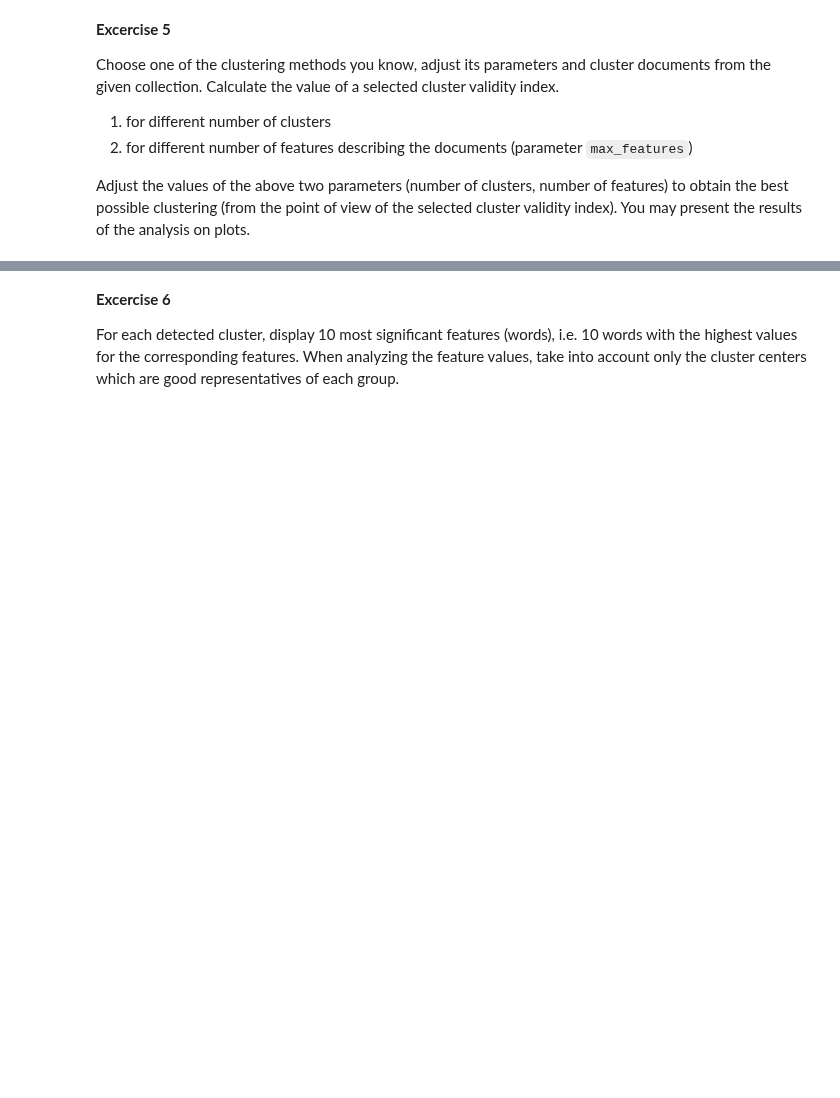
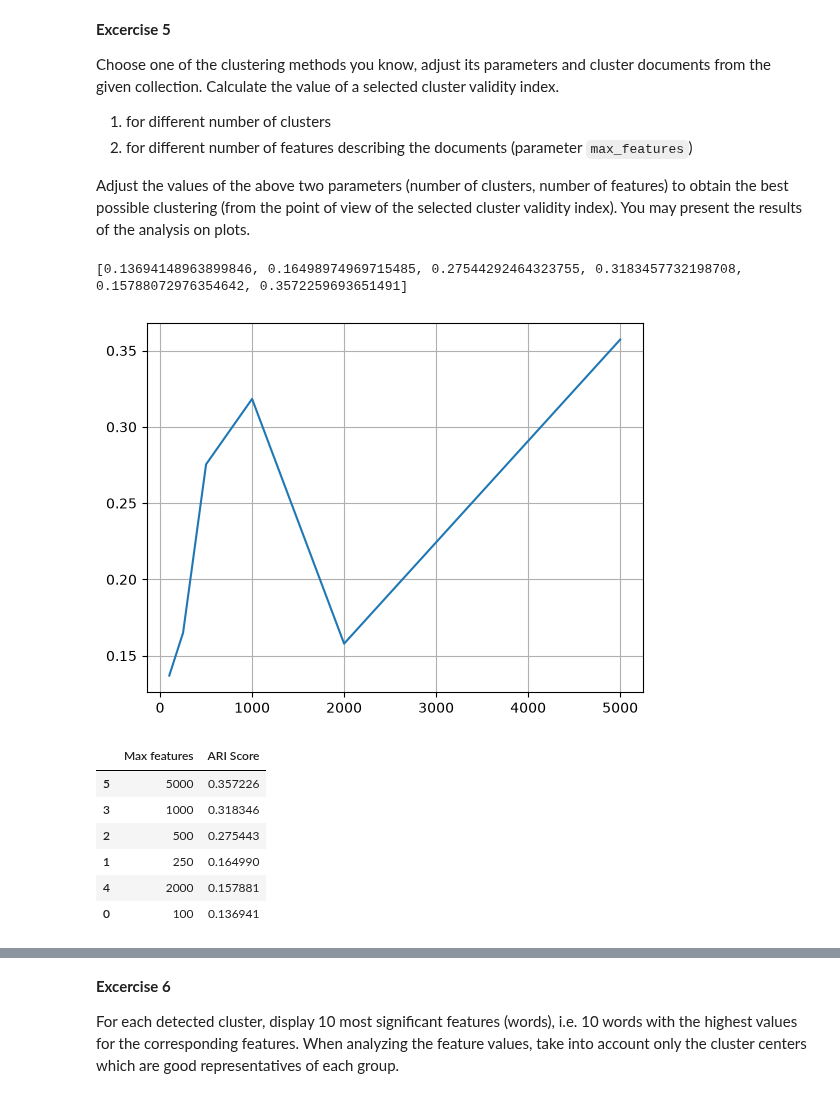
Before and after one commit to SpriNt-PL/ADM_Lab_2, a Jupyter notebook: clustering_2026_ready.ipynb, the cells around one changed output, grey strips where cells are left out. Saved outputs shown, nothing was run; the diff lists cells and outputs as text; code cells hidden in the pictures; blank space fills up the shorter version.

```diff
--- a/clustering_2026_ready.ipynb
+++ b/clustering_2026_ready.ipynb
@@ -352,14 +352,14 @@ import numpy as np
 from sklearn.datasets import fetch_20newsgroups
 categories = [
     #'alt.atheism',
-    'comp.graphics',
+    # 'comp.graphics',
     #'comp.os.ms-windows.misc',
     #'comp.sys.ibm.pc.hardware',
     #'comp.sys.mac.hardware',
-    'comp.windows.x',
+    # 'comp.windows.x',
     #'misc.forsale',
-    #'rec.autos',
-    #'rec.motorcycles',
+    'rec.autos',
+    'rec.motorcycles',
     #'rec.sport.baseball',
     #'rec.sport.hockey',
     #'sci.crypt',
@@ -413,3 +429,41 @@ Choose one of the clustering methods you know, adjust its parameters and cluster
 2. for different number of features describing the documents (parameter `max_features`)
 
 Adjust the values of the above two parameters (number of clusters, number of features) to obtain the best possible clustering (from the point of view of the selected cluster validity index). You may present the results of the analysis on plots.
+# %%
+n_clusters = 4
+max_features_list = [100, 250, 500, 1000, 2000, 5000]
+ari_scores_features = []
+
+for max_features in max_features_list:
+    vectorizer = TfidfVectorizer(
+        max_features=max_features,
+        stop_words='english',
+        max_df=0.5,
+        min_df=2
+    )
+    X_test = vectorizer.fit_transform(dataset.data)
+    km = KMeans(n_clusters=4, random_state=1)
+    km.fit(X_test)
+    ari = metrics.adjusted_rand_score(dataset.target, km.labels_)
+
+    ari_scores_features.append(ari)
+
+plt.plot(max_features_list, ari_scores_features)
+plt.grid()
+plt.show()
+
+df = pd.DataFrame({
+    'Max features': max_features_list,
+    'ARI Score': ari_scores_features
+})
+display(df.sort_values('ARI Score', ascending=False))
+# %% [output]
+[0.13694148963899846, 0.16498974969715485, 0.27544292464323755, 0.3183457732198708, 0.15788072976354642, 0.3572259693651491]
+[figure, added]
+|  | Max features | ARI Score |
+| 5 | 5000 | 0.357226 |
+| 3 | 1000 | 0.318346 |
+| 2 | 500 | 0.275443 |
+| 1 | 250 | 0.164990 |
+| 4 | 2000 | 0.157881 |
+| 0 | 100 | 0.136941 |
```
Also changed, not shown: parts of 15 cells of this notebook.
